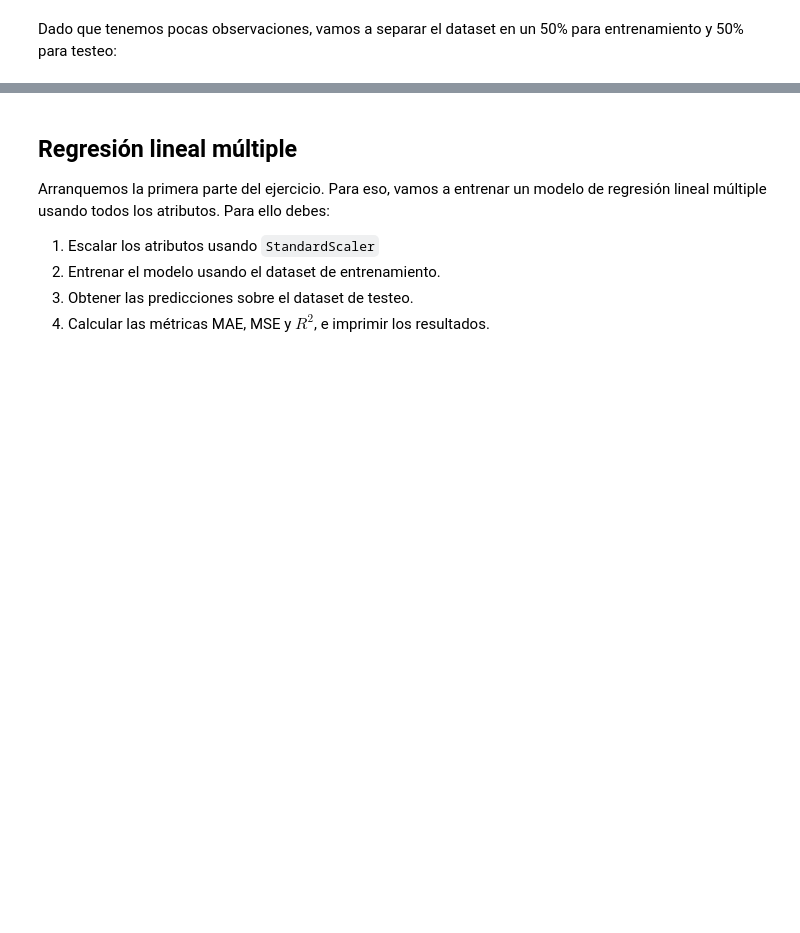
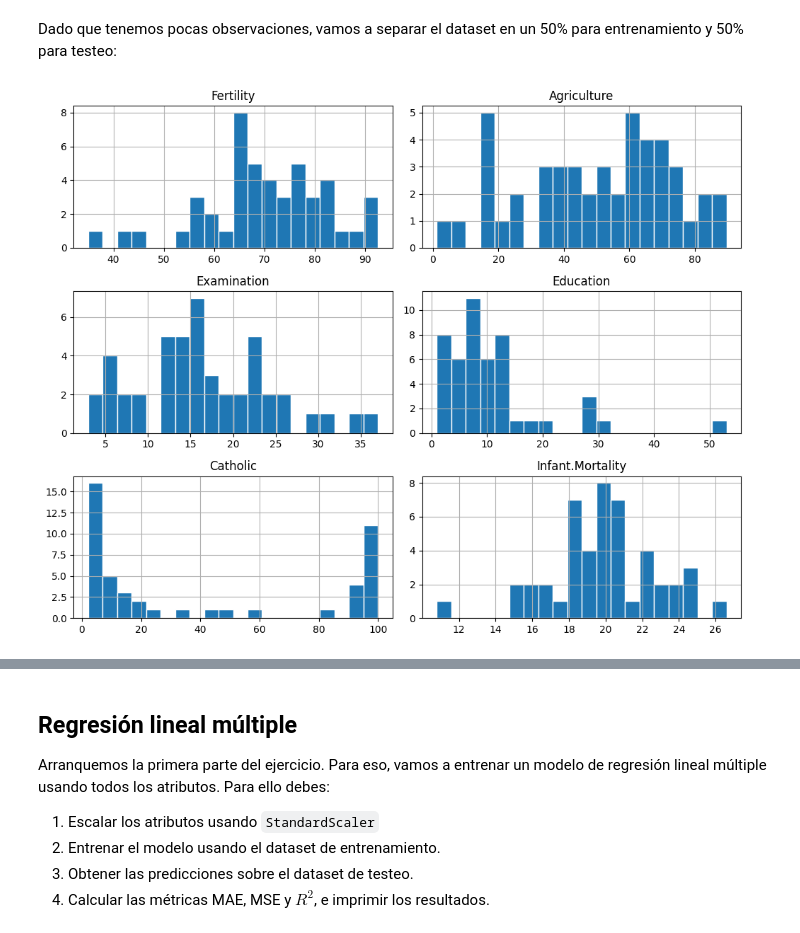
Before and after one commit to AlejoCNYT/intro_ia, a Jupyter notebook: clase5/exercise/swiss_reg.ipynb, the cells around one changed output, grey strips where cells are left out. Cells and saved outputs as stored; diff of their text form; code cells hidden in the pictures; blank space fills up the shorter version.

```diff
--- a/clase5/exercise/swiss_reg.ipynb
+++ b/clase5/exercise/swiss_reg.ipynb
@@ -51,3 +102,12 @@ Dado que tenemos pocas observaciones, vamos a separar el dataset en un 50% para
 from sklearn.model_selection import train_test_split
 
 X_train, X_test, y_train, y_test = train_test_split(X, y, test_size=0.5, random_state=42)
+# %%
+import matplotlib.pyplot as plt
+
+# Genera una cuadrícula con el histograma de cada columna numérica
+df.hist(figsize=(10, 8), bins=20, edgecolor='white')
+plt.tight_layout()
+plt.show()
+# %% [output]
+[figure, added]
```
Also changed, not shown: parts of 12 cells of this notebook.
